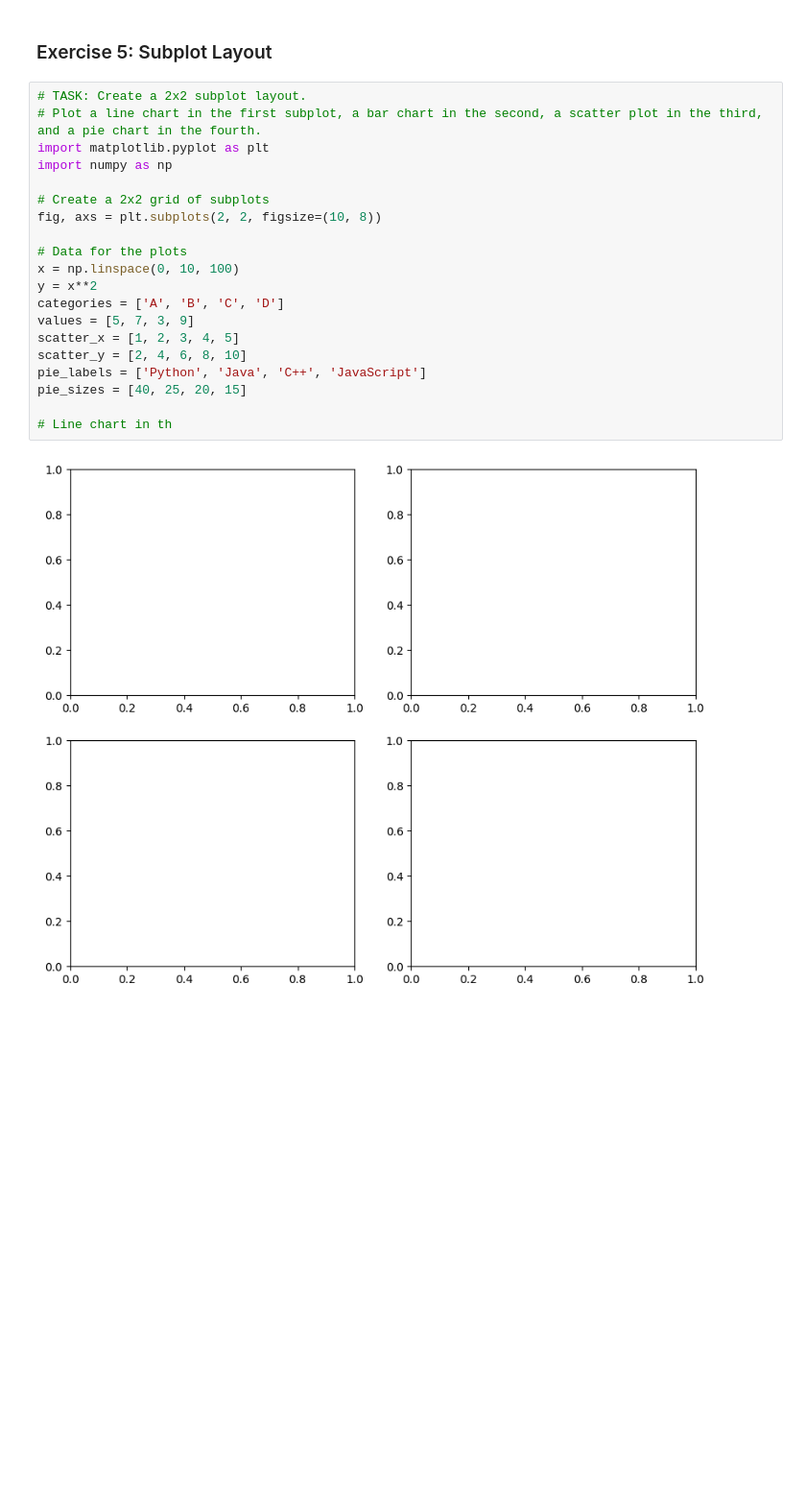
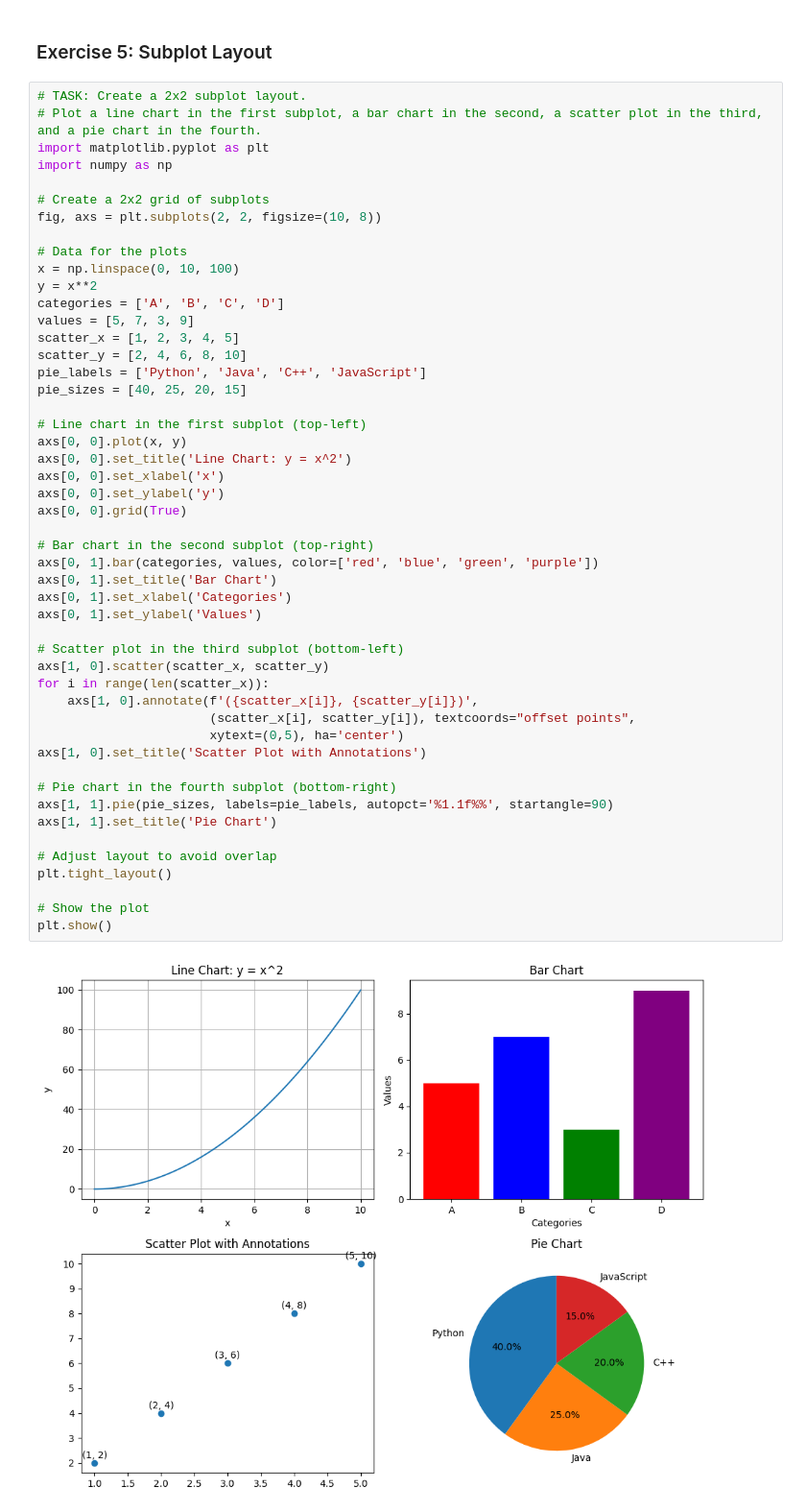
Before and after one commit to HithaL/python-jupyter-template, a Jupyter notebook: src/5-subplot.ipynb, the cells around one changed output. Shown at 96% size. Cells and saved outputs as stored; diff of their text form; blank space fills up the shorter version.

Commit message:
line

```diff
--- a/src/5-subplot.ipynb
+++ b/src/5-subplot.ipynb
@@ -3,22 +3,51 @@
 # %%
 # TASK: Create a 2x2 subplot layout.
 # Plot a line chart in the first subplot, a bar chart in the second, a scatter plot in the third, and a pie chart in the fourth.
 import matplotlib.pyplot as plt
 import numpy as np
 
 # Create a 2x2 grid of subplots
 fig, axs = plt.subplots(2, 2, figsize=(10, 8))
 
 # Data for the plots
 x = np.linspace(0, 10, 100)
 y = x**2
 categories = ['A', 'B', 'C', 'D']
 values = [5, 7, 3, 9]
 scatter_x = [1, 2, 3, 4, 5]
 scatter_y = [2, 4, 6, 8, 10]
 pie_labels = ['Python', 'Java', 'C++', 'JavaScript']
 pie_sizes = [40, 25, 20, 15]
 
-# Line chart in th
+# Line chart in the first subplot (top-left)
+axs[0, 0].plot(x, y)
+axs[0, 0].set_title('Line Chart: y = x^2')
+axs[0, 0].set_xlabel('x')
+axs[0, 0].set_ylabel('y')
+axs[0, 0].grid(True)
+
+# Bar chart in the second subplot (top-right)
+axs[0, 1].bar(categories, values, color=['red', 'blue', 'green', 'purple'])
+axs[0, 1].set_title('Bar Chart')
+axs[0, 1].set_xlabel('Categories')
+axs[0, 1].set_ylabel('Values')
+
+# Scatter plot in the third subplot (bottom-left)
+axs[1, 0].scatter(scatter_x, scatter_y)
+for i in range(len(scatter_x)):
+    axs[1, 0].annotate(f'({scatter_x[i]}, {scatter_y[i]})',
+                       (scatter_x[i], scatter_y[i]), textcoords="offset points",
+                       xytext=(0,5), ha='center')
+axs[1, 0].set_title('Scatter Plot with Annotations')
+
+# Pie chart in the fourth subplot (bottom-right)
+axs[1, 1].pie(pie_sizes, labels=pie_labels, autopct='%1.1f%%', startangle=90)
+axs[1, 1].set_title('Pie Chart')
+
+# Adjust layout to avoid overlap
+plt.tight_layout()
+
+# Show the plot
+plt.show()
 # %% [output]
-[figure, old version]
+[figure, new version]
```
